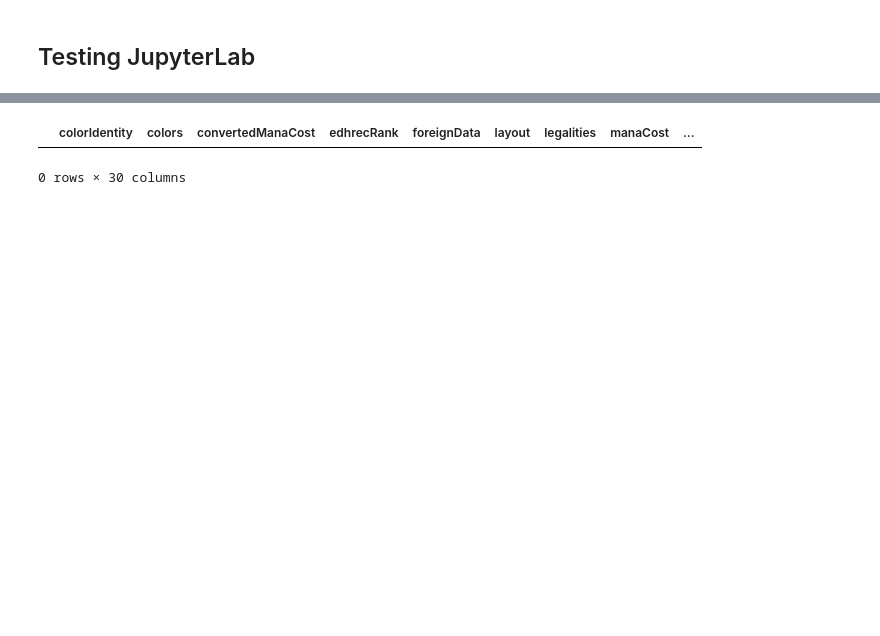
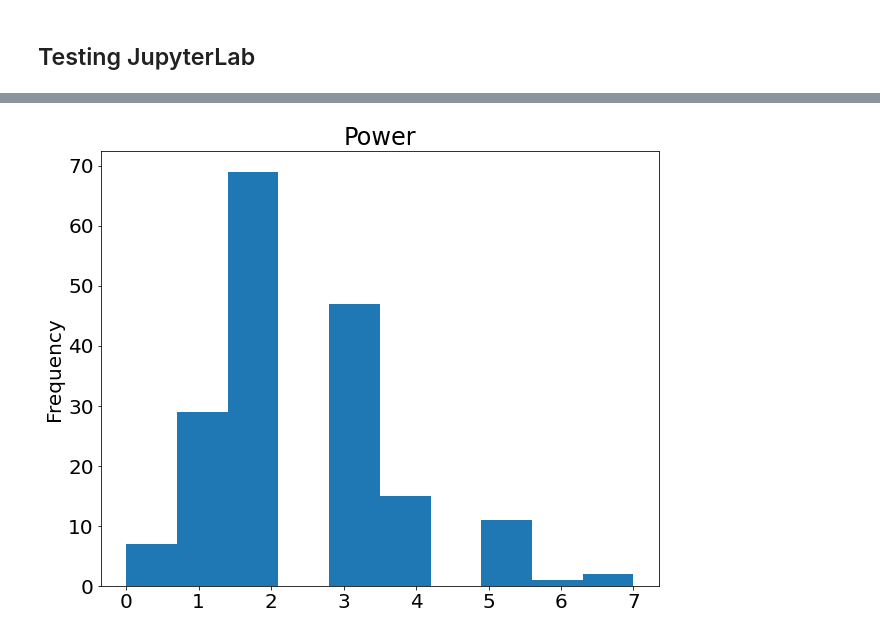
Before and after one commit to HSU-S21-CS232/P02-mc683, a Jupyter notebook: Untitled.ipynb, the cells around one changed output, grey strips where cells are left out. Saved outputs shown, nothing was run; the diff lists cells and outputs as text; code cells hidden in the pictures; blank space fills up the shorter version.

Commit message:
Added graphs for each color depicting power.

```diff
--- a/Untitled.ipynb
+++ b/Untitled.ipynb
@@ -5,3 +3,7 @@ import pandas as pd
+# %%
+import pandas as pd
+import matplotlib.pyplot as plt # Allows me to make the graphs.
+plt.rcParams.update({'font.size': 20, 'figure.figsize': (10, 8)}) # Set font and plot size to be larger.
 # %%
 # Assinging my data of "standard" cards to magic_df
 magic_df = pd.read_json('StandardCards.json')
@@ -50,7 +23 @@ creatures
-# %%
-white_creatures = creatures[(creatures['colorIdentity'] == "W")]
-white_creatures
-# %% [output]
-|  | colorIdentity | colors | convertedManaCost | edhrecRank | foreignData | layout | legalities | manaCost | ... |
-0 rows × 30 columns
 # %%
@@ -76,3 +43,8 @@ red_creatures = creatures[maskR]
 
 maskB = creatures["colors"].apply(lambda val: 'B' in val)
 black_creatures = creatures[maskB]
+# %%
+# White creatures power frequency (histogram).
+white_creatures['power'].plot(kind='hist', title='Power');
+# %% [output]
+[figure, added]
```
Also changed, not shown: parts of 13 cells of this notebook.
